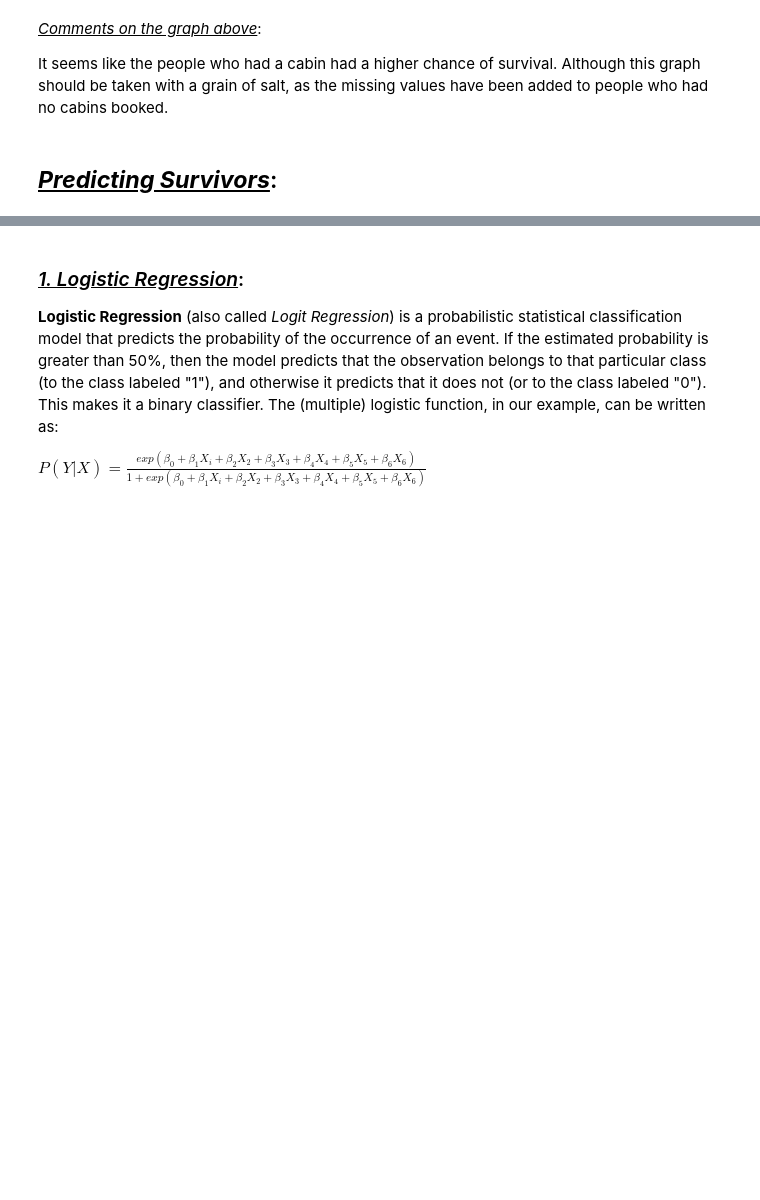
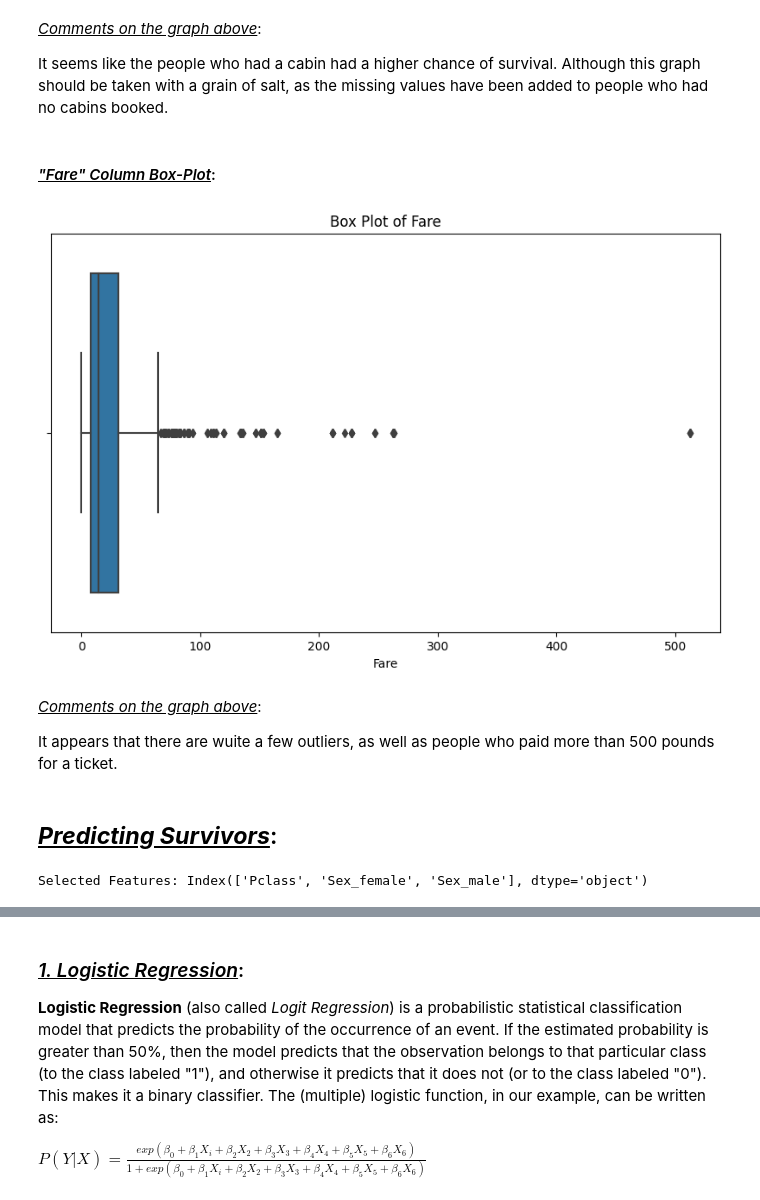
Before and after one commit to KonstantinosK88/TitanicSurvivalPrediction, a Jupyter notebook: titanic-survival-tutorial.ipynb, the cells around one changed output, grey strips where cells are left out. Drawn from its saved outputs; the diff is of its cells as text; code cells hidden in the pictures; blank space fills up the shorter version.

```diff
--- a/titanic-survival-tutorial.ipynb
+++ b/titanic-survival-tutorial.ipynb
@@ -168,5 +173,22 @@ plt.show()
 # %% [markdown]
 <p><u><i>Comments on the graph above</i></u>:</p>
 <p>It seems like the people who had a cabin had a higher chance of survival. Although this graph should be taken with a grain of salt, as the missing values have been added to people who had no cabins booked.</p>
+# %% [markdown]
+#### <u><i>"Fare" Column Box-Plot</i></u>:
+# %%
+# Get the "Fare" data:
+fare_data = train_data['Fare']
+
+# Create a box plot
+plt.figure(figsize=(10, 6))
+sns.boxplot(x=fare_data)
+plt.title('Box Plot of Fare')
+plt.xlabel('Fare')
+plt.show()
+# %% [output]
+[figure, added]
+# %% [markdown]
+<p><u><i>Comments on the graph above</i></u>:</p>
+<p>It appears that there are wuite a few outliers, as well as people who paid more than 500 pounds for a ticket.</p>
 # %% [markdown]
 ## <b><u><i>Predicting Survivors</i></u></b>:
@@ -172,0 +227,17 @@ plt.show()
+# %%
+from sklearn.linear_model import Lasso
+from sklearn.preprocessing import StandardScaler
+
+# Step 2: Create a Lasso model
+lasso = Lasso(alpha=0.1)  # Adjust the alpha parameter based on your requirements
+
+# Step 3: Fit the Lasso model to the data
+lasso.fit(X_train, y_train)
+
+# Step 4: Get selected features
+selected_features = X_train.columns[lasso.coef_ != 0]
+
+# Optional: Print the selected features
+print("Selected Features:", selected_features)
+# %% [output]
+Selected Features: Index(['Pclass', 'Sex_female', 'Sex_male'], dtype='object')
```
Also changed, not shown: parts of 22 cells of this notebook.
